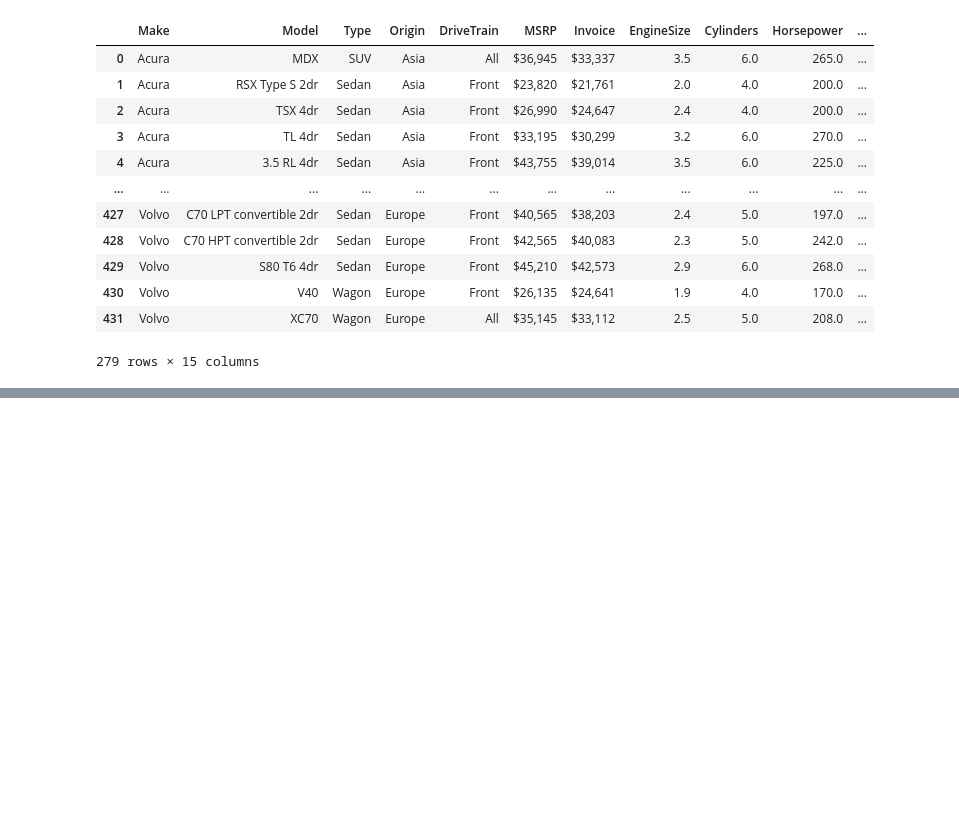
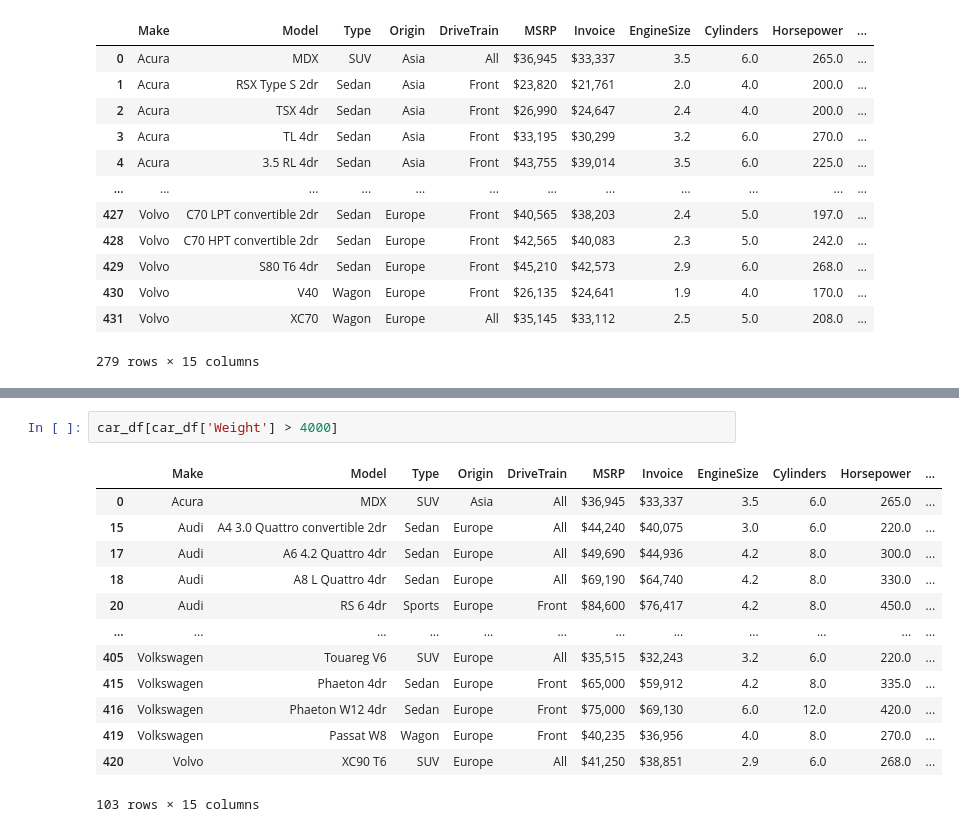
Before and after one commit to Eric-MK/car_data_analysis, a Jupyter notebook: car.ipynb, the cells around one changed output, grey strips where cells are left out. Saved outputs shown, nothing was run; the diff lists cells and outputs as text; blank space fills up the shorter version.

Commit message:
show records where weight is greater than 4000

```diff
--- a/car.ipynb
+++ b/car.ipynb
@@ -135,0 +147,16 @@ car_df[car_df['Origin'].isin(['Asia', 'Europe'])]
+# %%
+car_df[car_df['Weight'] > 4000]
+# %% [output]
+|  | Make | Model | Type | Origin | DriveTrain | MSRP | Invoice | EngineSize | Cylinders | Horsepower | ... |
+| 0 | Acura | MDX | SUV | Asia | All | $36,945 | $33,337 | 3.5 | 6.0 | 265.0 | ... |
+| 15 | Audi | A4 3.0 Quattro convertible 2dr | Sedan | Europe | All | $44,240 | $40,075 | 3.0 | 6.0 | 220.0 | ... |
+| 17 | Audi | A6 4.2 Quattro 4dr | Sedan | Europe | All | $49,690 | $44,936 | 4.2 | 8.0 | 300.0 | ... |
+| 18 | Audi | A8 L Quattro 4dr | Sedan | Europe | All | $69,190 | $64,740 | 4.2 | 8.0 | 330.0 | ... |
+| 20 | Audi | RS 6 4dr | Sports | Europe | Front | $84,600 | $76,417 | 4.2 | 8.0 | 450.0 | ... |
+| ... | ... | ... | ... | ... | ... | ... | ... | ... | ... | ... | ... |
+| 405 | Volkswagen | Touareg V6 | SUV | Europe | All | $35,515 | $32,243 | 3.2 | 6.0 | 220.0 | ... |
+| 415 | Volkswagen | Phaeton 4dr | Sedan | Europe | Front | $65,000 | $59,912 | 4.2 | 8.0 | 335.0 | ... |
+| 416 | Volkswagen | Phaeton W12 4dr | Sedan | Europe | Front | $75,000 | $69,130 | 6.0 | 12.0 | 420.0 | ... |
+| 419 | Volkswagen | Passat W8 | Wagon | Europe | Front | $40,235 | $36,956 | 4.0 | 8.0 | 270.0 | ... |
+| 420 | Volvo | XC90 T6 | SUV | Europe | All | $41,250 | $38,851 | 2.9 | 6.0 | 268.0 | ... |
+103 rows × 15 columns
```
Also changed, not shown: parts of 2 cells of this notebook.
